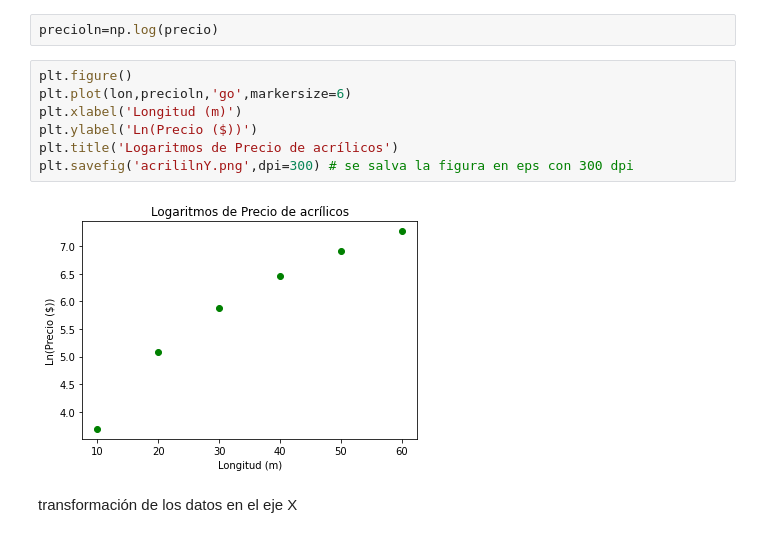
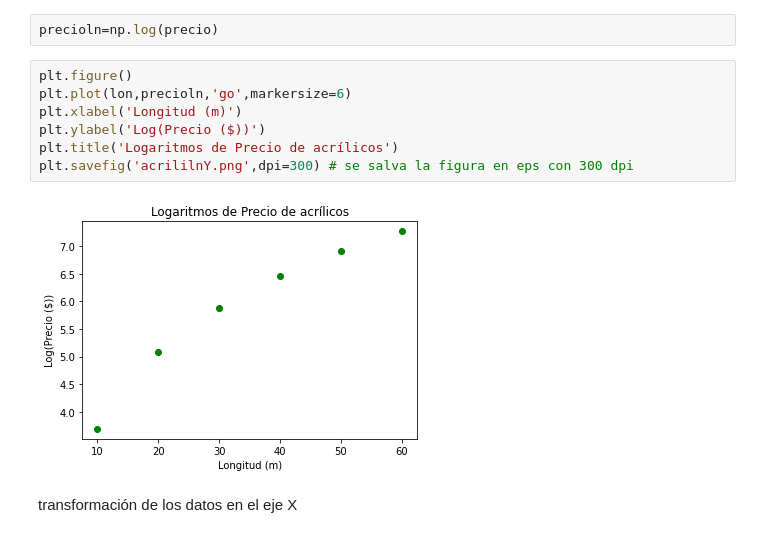
Before and after one commit to jadelrio/empirical-relationships, a Jupyter notebook: RelacionesPotenciales2.ipynb, the cells around one changed output. Cells and saved outputs as stored; diff of their text form.

```diff
--- a/RelacionesPotenciales2.ipynb
+++ b/RelacionesPotenciales2.ipynb
@@ -30,12 +30,12 @@ precioln=np.log(precio)
 # %%
 plt.figure()
 plt.plot(lon,precioln,'go',markersize=6)
 plt.xlabel('Longitud (m)')
-plt.ylabel('Ln(Precio ($))')
+plt.ylabel('Log(Precio ($))')
 plt.title('Logaritmos de Precio de acrílicos')
 plt.savefig('acrililnY.png',dpi=300) # se salva la figura en eps con 300 dpi
 # %% [output]
-[figure, old version]
+[figure, new version]
 # %% [markdown]
 transformación de los datos en el eje X
 # %%
```
Also changed, not shown: parts of 6 cells of this notebook.
